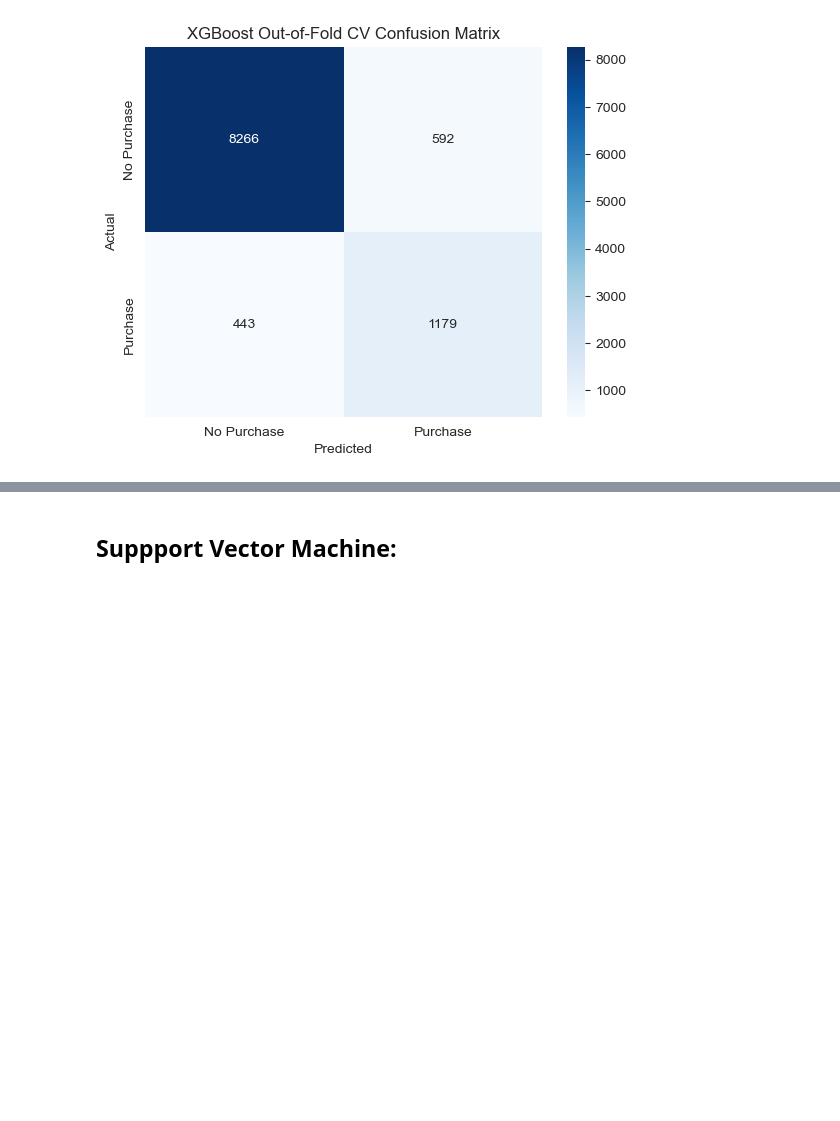
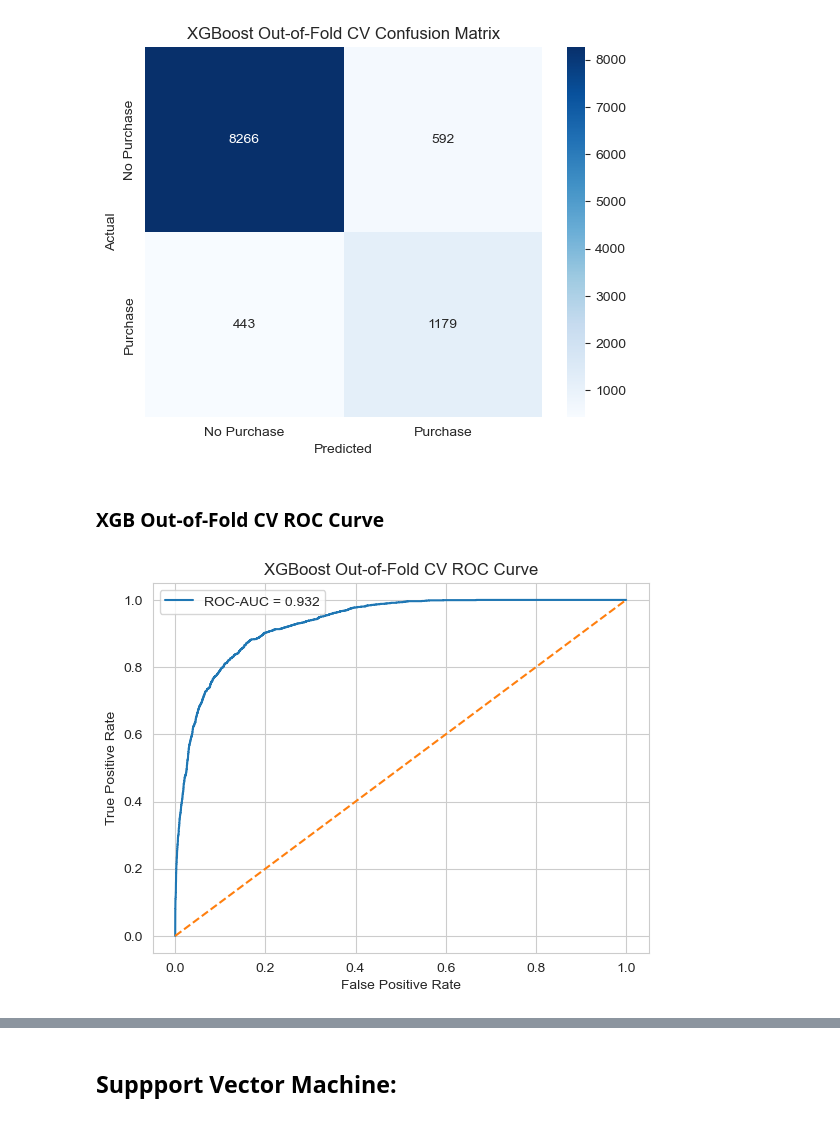
Before and after one commit to Lqvy/Project-Decisions, a Jupyter notebook: Online_Purchase_/online_shoppers_intention.ipynb, the cells around one changed output, grey strips where cells are left out. Cells and saved outputs as stored; diff of their text form; code cells hidden in the pictures; blank space fills up the shorter version.

```diff
--- a/Online_Purchase_/online_shoppers_intention.ipynb
+++ b/Online_Purchase_/online_shoppers_intention.ipynb
@@ -988,6 +1062,15 @@ xgb_cv_pred = cross_val_predict(
     n_jobs=-1
 )
 
+xgb_cv_prob = cross_val_predict(
+    estimator=xgb_best_model,
+    X=X_train_full,
+    y=y_train_full,
+    cv=cv,
+    method="predict_proba",
+    n_jobs=-1
+)[:, 1]
+
 print(classification_report(y_train_full, xgb_cv_pred))
 # %% [output]
               precision    recall  f1-score   support
@@ -1017,3 +1100,18 @@ plt.ylabel("Actual")
 plt.show()
 # %% [output]
 [figure]
+# %% [markdown]
+### XGB Out-of-Fold CV ROC Curve
+# %%
+xgb_cv_fpr, xgb_cv_tpr, _ = roc_curve(y_train_full, xgb_cv_prob)
+xgb_cv_auc = roc_auc_score(y_train_full, xgb_cv_prob)
+
+plt.plot(xgb_cv_fpr, xgb_cv_tpr, label=f"ROC-AUC = {xgb_cv_auc:.3f}")
+plt.plot([0, 1], [0, 1], linestyle="--")
+plt.xlabel("False Positive Rate")
+plt.ylabel("True Positive Rate")
+plt.title("XGBoost Out-of-Fold CV ROC Curve")
+plt.legend()
+plt.show()
+# %% [output]
+[figure, added]
```
Also changed, not shown: parts of 77 cells of this notebook.
